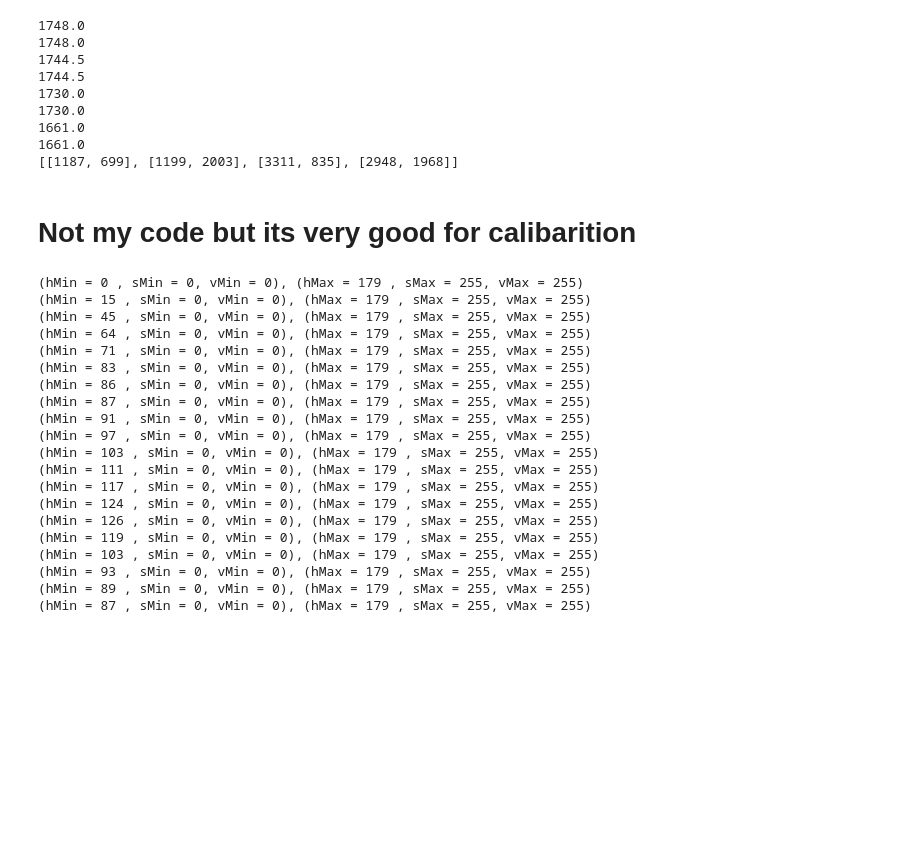
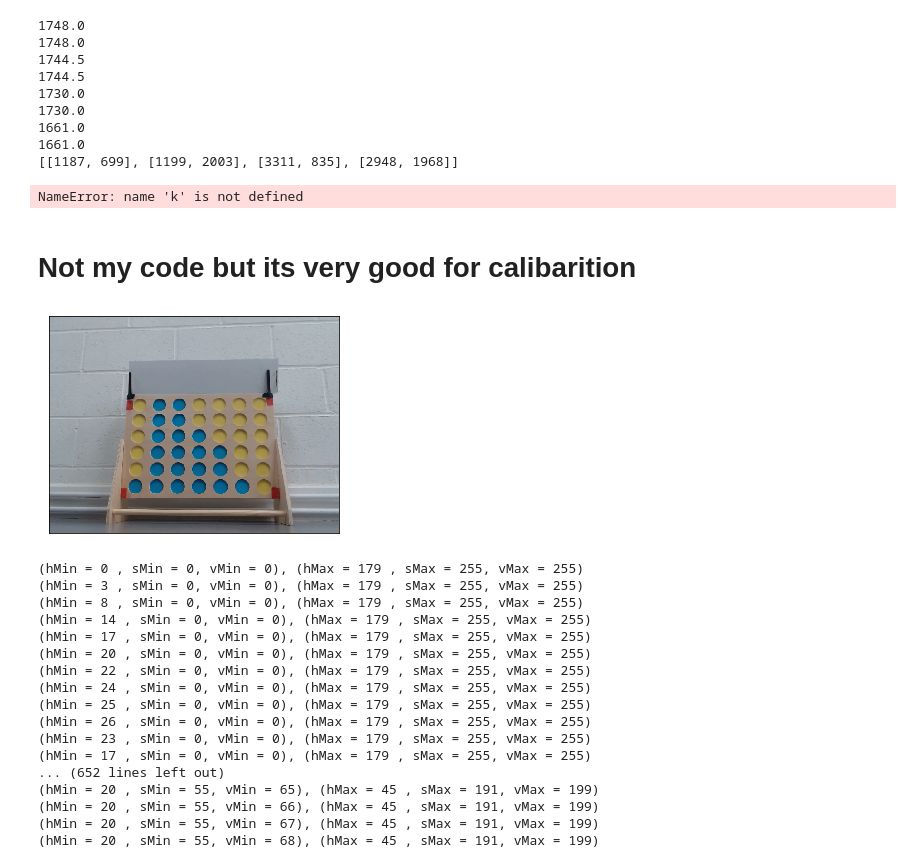
Before and after one commit to BartyPitt/RoboticsProject, a Jupyter notebook: OpenCvCode/Barty'sTest.ipynb, the cells around one changed output. Saved outputs shown, nothing was run; the diff lists cells and outputs as text; code cells hidden in the pictures; blank space fills up the shorter version.

```diff
--- a/OpenCvCode/Barty'sTest.ipynb
+++ b/OpenCvCode/Barty'sTest.ipynb
@@ -213,8 +213,22 @@ cv2.imshow('image2',SquareImage)
 
 cv2.waitKey(0)
 cv2.destroyAllWindows()
+# %%
+def CordinatesSorter(Cordinates):
+    '''Takes in the cordinates and orders by the first two varibles'''
+# %% [output]
+NameError: name 'k' is not defined
 # %% [markdown]
 <h1> Not my code but its very good for calibarition </h1>
+# %%
+camera = cv2.VideoCapture(0)
+for i in range(10):
+    temp = camera.read()
+__, frame = camera.read()
+camera.release()
+ImageInlineShow(frame)
+# %% [output]
+[figure, added]
 # %%
 import cv2
 import sys
@@ -223,8 +237,7 @@ import numpy as np
 def nothing(x):
     pass
 
-# Load in image
-image = cv2.imread('Refference Images/WithRedDot/Grid1.jpg')
+image = frame
 
 # Create a window
 cv2.namedWindow('image', cv2.WINDOW_NORMAL)
@@ -289,22 +302,19 @@ while(1):
 cv2.destroyAllWindows()
 # %% [output]
 (hMin = 0 , sMin = 0, vMin = 0), (hMax = 179 , sMax = 255, vMax = 255)
-(hMin = 15 , sMin = 0, vMin = 0), (hMax = 179 , sMax = 255, vMax = 255)
-(hMin = 45 , sMin = 0, vMin = 0), (hMax = 179 , sMax = 255, vMax = 255)
-(hMin = 64 , sMin = 0, vMin = 0), (hMax = 179 , sMax = 255, vMax = 255)
-(hMin = 71 , sMin = 0, vMin = 0), (hMax = 179 , sMax = 255, vMax = 255)
-(hMin = 83 , sMin = 0, vMin = 0), (hMax = 179 , sMax = 255, vMax = 255)
-(hMin = 86 , sMin = 0, vMin = 0), (hMax = 179 , sMax = 255, vMax = 255)
-(hMin = 87 , sMin = 0, vMin = 0), (hMax = 179 , sMax = 255, vMax = 255)
-(hMin = 91 , sMin = 0, vMin = 0), (hMax = 179 , sMax = 255, vMax = 255)
-(hMin = 97 , sMin = 0, vMin = 0), (hMax = 179 , sMax = 255, vMax = 255)
-(hMin = 103 , sMin = 0, vMin = 0), (hMax = 179 , sMax = 255, vMax = 255)
-(hMin = 111 , sMin = 0, vMin = 0), (hMax = 179 , sMax = 255, vMax = 255)
-(hMin = 117 , sMin = 0, vMin = 0), (hMax = 179 , sMax = 255, vMax = 255)
-(hMin = 124 , sMin = 0, vMin = 0), (hMax = 179 , sMax = 255, vMax = 255)
-(hMin = 126 , sMin = 0, vMin = 0), (hMax = 179 , sMax = 255, vMax = 255)
-(hMin = 119 , sMin = 0, vMin = 0), (hMax = 179 , sMax = 255, vMax = 255)
-(hMin = 103 , sMin = 0, vMin = 0), (hMax = 179 , sMax = 255, vMax = 255)
-(hMin = 93 , sMin = 0, vMin = 0), (hMax = 179 , sMax = 255, vMax = 255)
-(hMin = 89 , sMin = 0, vMin = 0), (hMax = 179 , sMax = 255, vMax = 255)
-(hMin = 87 , sMin = 0, vMin = 0), (hMax = 179 , sMax = 255, vMax = 255)
+(hMin = 3 , sMin = 0, vMin = 0), (hMax = 179 , sMax = 255, vMax = 255)
+(hMin = 8 , sMin = 0, vMin = 0), (hMax = 179 , sMax = 255, vMax = 255)
+(hMin = 14 , sMin = 0, vMin = 0), (hMax = 179 , sMax = 255, vMax = 255)
+(hMin = 17 , sMin = 0, vMin = 0), (hMax = 179 , sMax = 255, vMax = 255)
+(hMin = 20 , sMin = 0, vMin = 0), (hMax = 179 , sMax = 255, vMax = 255)
+(hMin = 22 , sMin = 0, vMin = 0), (hMax = 179 , sMax = 255, vMax = 255)
+(hMin = 24 , sMin = 0, vMin = 0), (hMax = 179 , sMax = 255, vMax = 255)
+(hMin = 25 , sMin = 0, vMin = 0), (hMax = 179 , sMax = 255, vMax = 255)
+(hMin = 26 , sMin = 0, vMin = 0), (hMax = 179 , sMax = 255, vMax = 255)
+(hMin = 23 , sMin = 0, vMin = 0), (hMax = 179 , sMax = 255, vMax = 255)
+(hMin = 17 , sMin = 0, vMin = 0), (hMax = 179 , sMax = 255, vMax = 255)
+... (652 lines left out)
+(hMin = 20 , sMin = 55, vMin = 65), (hMax = 45 , sMax = 191, vMax = 199)
+(hMin = 20 , sMin = 55, vMin = 66), (hMax = 45 , sMax = 191, vMax = 199)
+(hMin = 20 , sMin = 55, vMin = 67), (hMax = 45 , sMax = 191, vMax = 199)
+(hMin = 20 , sMin = 55, vMin = 68), (hMax = 45 , sMax = 191, vMax = 199)
```
Also changed, not shown: 2 other files.
